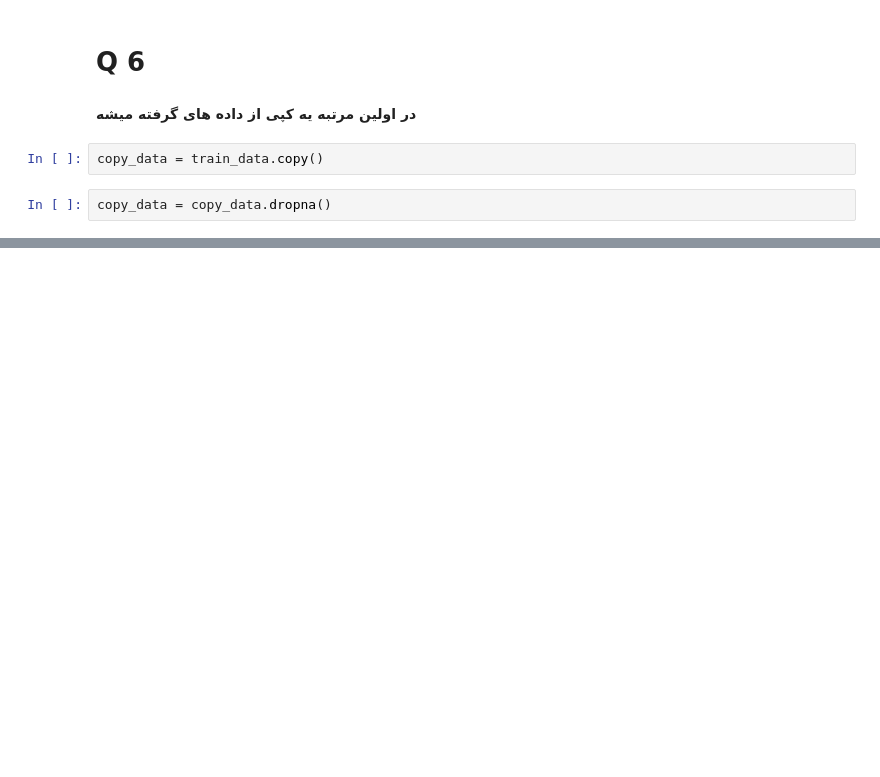
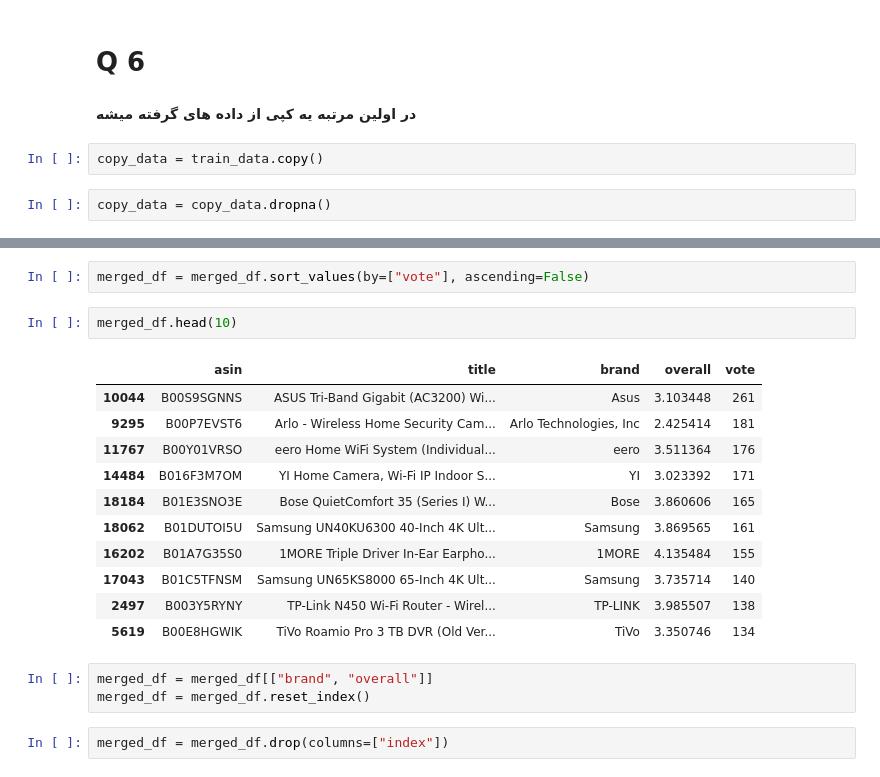
Before and after one commit to aminrafi394/ai-second-project, a Jupyter notebook: Part_One_4_5_6.ipynb, the cells around one changed output, grey strips where cells are left out. Saved outputs shown, nothing was run; the diff lists cells and outputs as text; blank space fills up the shorter version.

```diff
--- a/Part_One_4_5_6.ipynb
+++ b/Part_One_4_5_6.ipynb
@@ -333,0 +365,21 @@ copy_data
+# %%
+merged_df = merged_df.sort_values(by=["vote"], ascending=False)
+# %%
+merged_df.head(10)
+# %% [output]
+|  | asin | title | brand | overall | vote |
+| 10044 | B00S9SGNNS | ASUS Tri-Band Gigabit (AC3200) Wi... | Asus | 3.103448 | 261 |
+| 9295 | B00P7EVST6 | Arlo - Wireless Home Security Cam... | Arlo Technologies, Inc | 2.425414 | 181 |
+| 11767 | B00Y01VRSO | eero Home WiFi System (Individual... | eero | 3.511364 | 176 |
+| 14484 | B016F3M7OM | YI Home Camera, Wi-Fi IP Indoor S... | YI | 3.023392 | 171 |
+| 18184 | B01E3SNO3E | Bose QuietComfort 35 (Series I) W... | Bose | 3.860606 | 165 |
+| 18062 | B01DUTOI5U | Samsung UN40KU6300 40-Inch 4K Ult... | Samsung | 3.869565 | 161 |
+| 16202 | B01A7G35S0 | 1MORE Triple Driver In-Ear Earpho... | 1MORE | 4.135484 | 155 |
+| 17043 | B01C5TFNSM | Samsung UN65KS8000 65-Inch 4K Ult... | Samsung | 3.735714 | 140 |
+| 2497 | B003Y5RYNY | TP-Link N450 Wi-Fi Router - Wirel... | TP-LINK | 3.985507 | 138 |
+| 5619 | B00E8HGWIK | TiVo Roamio Pro 3 TB DVR (Old Ver... | TiVo | 3.350746 | 134 |
+# %%
+merged_df = merged_df[["brand", "overall"]]
+merged_df = merged_df.reset_index()
+# %%
+merged_df = merged_df.drop(columns=["index"])
```
Also changed, not shown: parts of 18 cells of this notebook.
